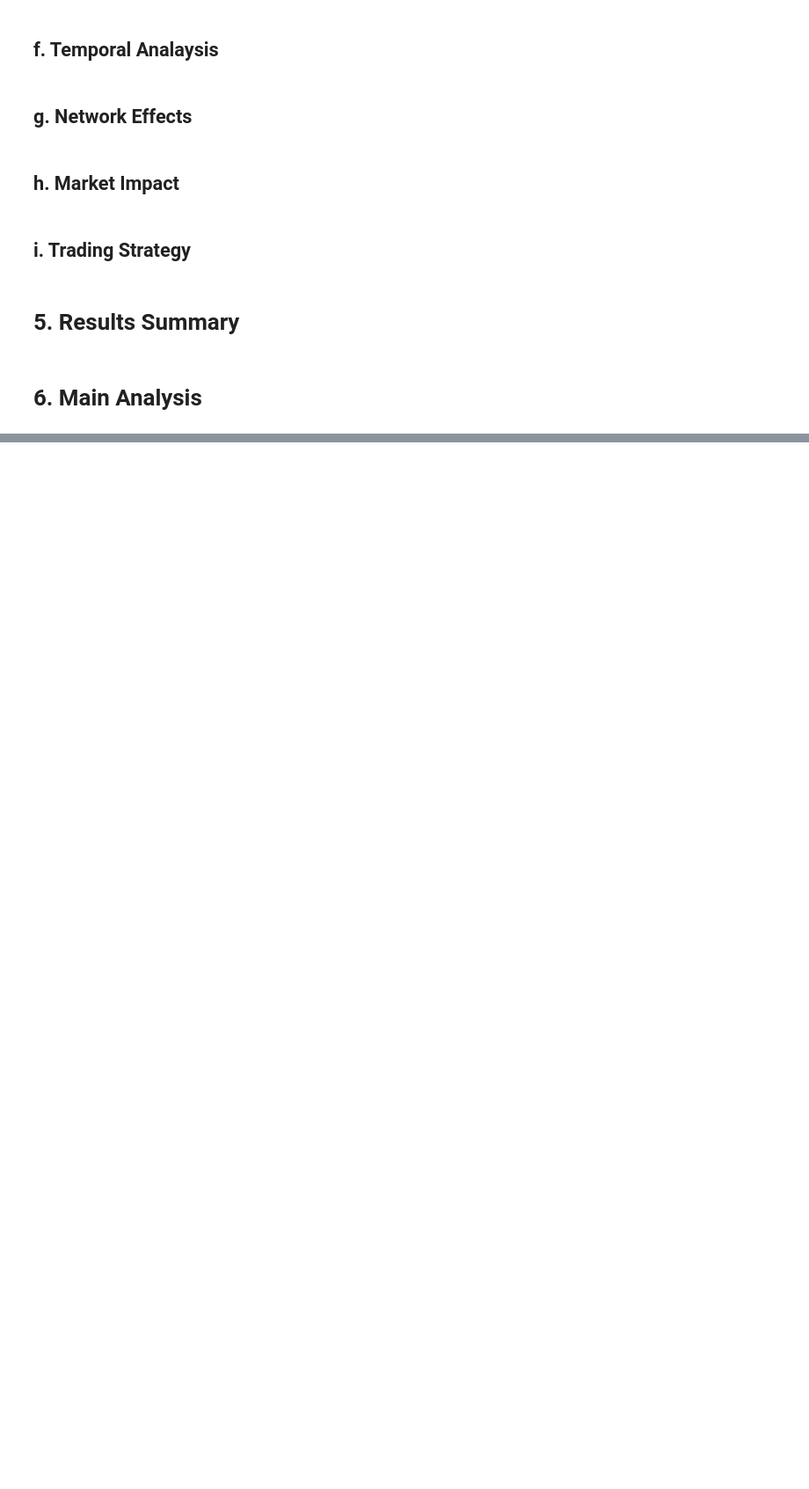
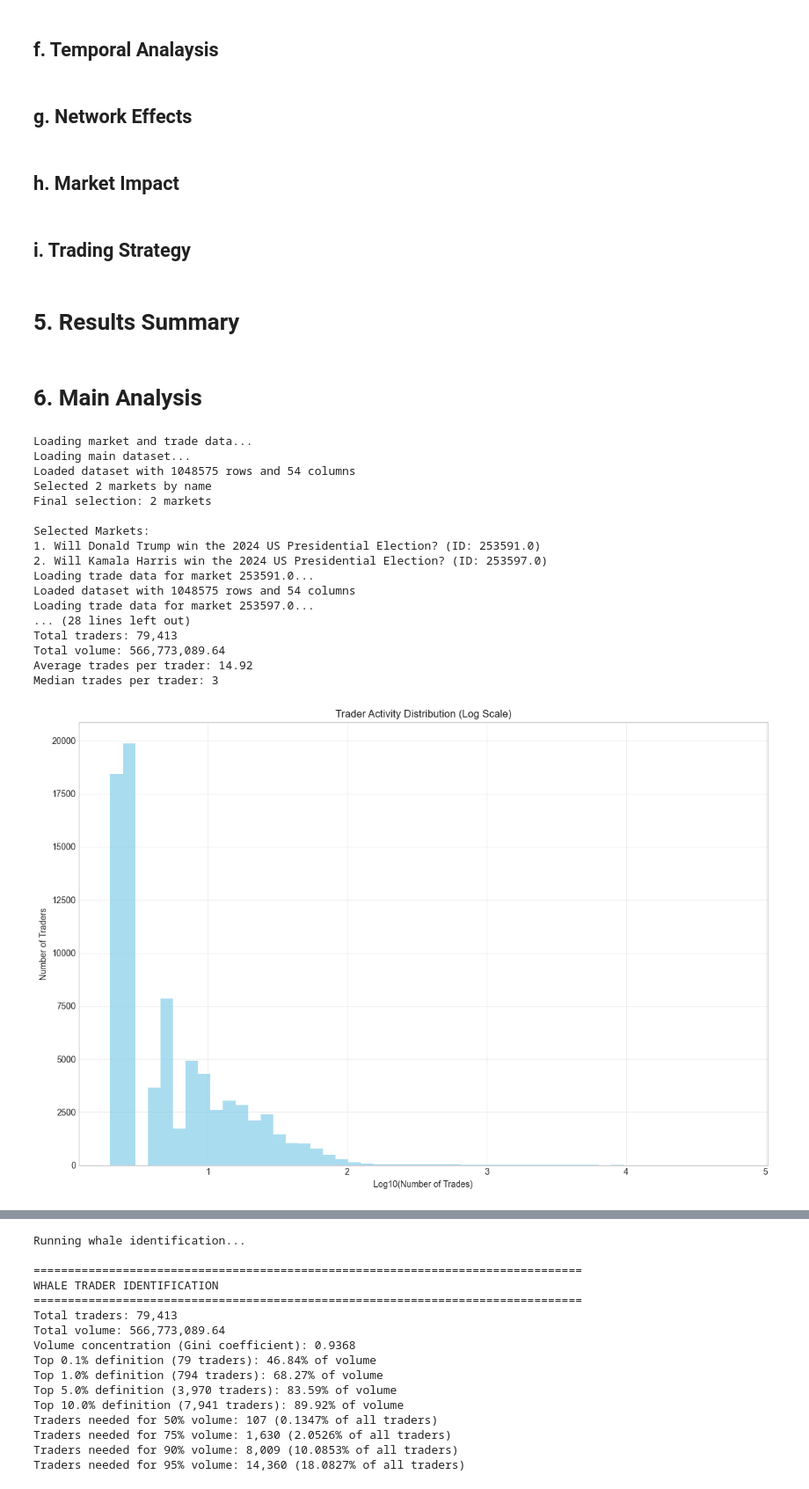
Before and after one commit to helenwu75/polymarket_analysis, a Jupyter notebook: trader_classification.ipynb, the cells around one changed output, grey strips where cells are left out. Shown at 88% size. Saved outputs shown, nothing was run; the diff lists cells and outputs as text; code cells hidden in the pictures; blank space fills up the shorter version.

Commit message:
trader_analysis

```diff
--- a/trader_classification.ipynb
+++ b/trader_classification.ipynb
@@ -2132,0 +2124,22 @@ def run_comprehensive_trader_analysis(
+# %%
+# Run all analyses and collect results
+all_results = run_analysis()
+# %% [output]
+Loading market and trade data...
+Loading main dataset...
+Loaded dataset with 1048575 rows and 54 columns
+Selected 2 markets by name
+Final selection: 2 markets
+
+Selected Markets:
+1. Will Donald Trump win the 2024 US Presidential Election? (ID: 253591.0)
+2. Will Kamala Harris win the 2024 US Presidential Election? (ID: 253597.0)
+Loading trade data for market 253591.0...
+Loaded dataset with 1048575 rows and 54 columns
+Loading trade data for market 253597.0...
+... (28 lines left out)
+Total traders: 79,413
+Total volume: 566,773,089.64
+Average trades per trader: 14.92
+Median trades per trader: 3
+[figure, added]
@@ -2132,0 +2147,16 @@ def run_comprehensive_trader_analysis(
+Running whale identification...
+
+================================================================================
+WHALE TRADER IDENTIFICATION
+================================================================================
+Total traders: 79,413
+Total volume: 566,773,089.64
+Volume concentration (Gini coefficient): 0.9368
+Top 0.1% definition (79 traders): 46.84% of volume
+Top 1.0% definition (794 traders): 68.27% of volume
+Top 5.0% definition (3,970 traders): 83.59% of volume
+Top 10.0% definition (7,941 traders): 89.92% of volume
+Traders needed for 50% volume: 107 (0.1347% of all traders)
+Traders needed for 75% volume: 1,630 (2.0526% of all traders)
+Traders needed for 90% volume: 8,009 (10.0853% of all traders)
+Traders needed for 95% volume: 14,360 (18.0827% of all traders)
```
Also changed, not shown: parts of 5 cells of this notebook, 1 other file.
